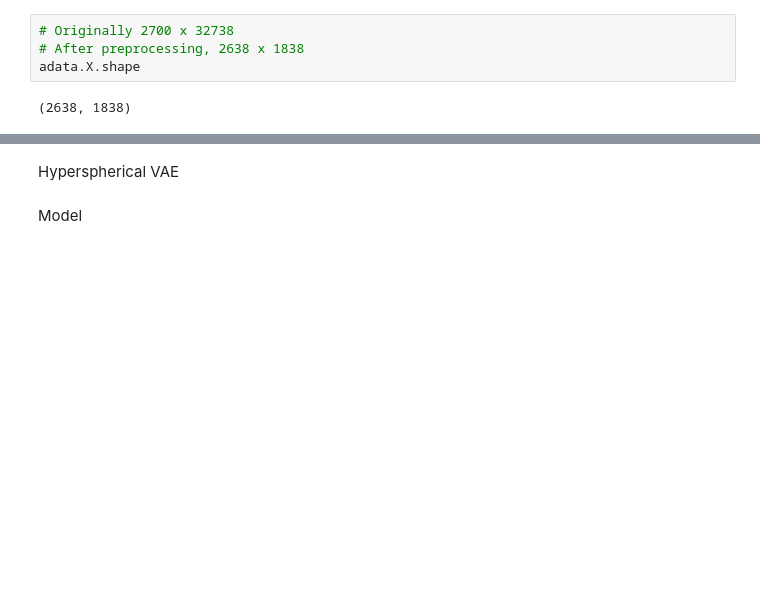
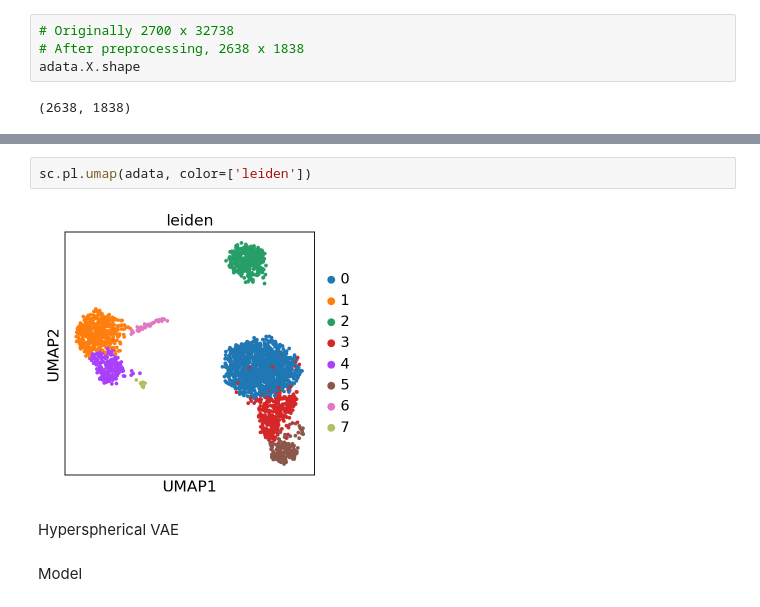
Before and after one commit to sbc806/cpsc-522-project, a Jupyter notebook: hyperspherical_vae_pytorch.ipynb, the cells around one changed output, grey strips where cells are left out. Drawn from its saved outputs; the diff is of its cells as text; blank space fills up the shorter version.

```diff
--- a/hyperspherical_vae_pytorch.ipynb
+++ b/hyperspherical_vae_pytorch.ipynb
@@ -233,3 +299,7 @@ adata.X.shape
+# %%
+sc.pl.umap(adata, color=['leiden'])
+# %% [output]
+[figure, added]
 # %% [markdown]
 Hyperspherical VAE
 # %% [markdown]
```
Also changed, not shown: parts of 53 cells of this notebook.
